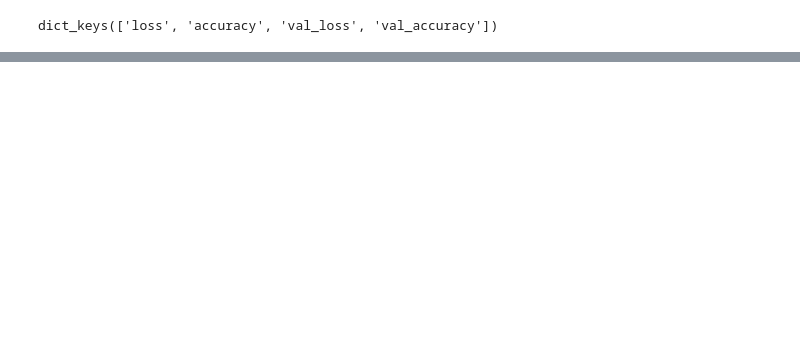
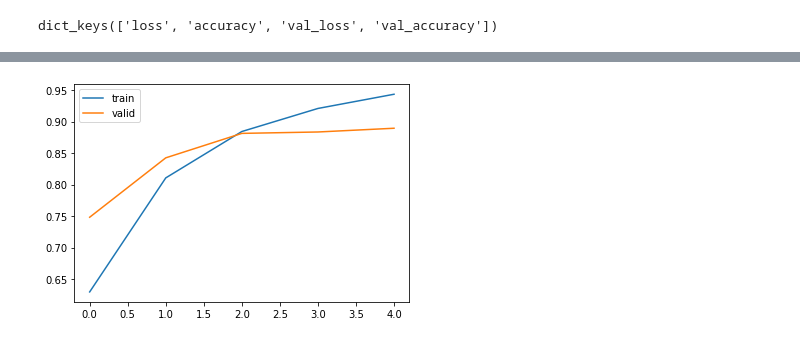
Before and after one commit to afs-chowdhury/nlp_rnn, a Jupyter notebook: bangla_news_classification.ipynb, the cells around one changed output, grey strips where cells are left out. Saved outputs shown, nothing was run; the diff lists cells and outputs as text; code cells hidden in the pictures; blank space fills up the shorter version.

Commit message:
train wiht 3 structures

```diff
--- a/bangla_news_classification.ipynb
+++ b/bangla_news_classification.ipynb
@@ -574,2 +574,19 @@ saving_path
 # %%
 model.save(saving_path)
+# %%
+## LSTM model
+
+model_lstm = Sequential(name = "lstm")
+model_lstm.add(Embedding(
+    input_dim = vocab_size,
+    output_dim = embedding_dim,
+    input_length= maxlen
+))
+
+model_lstm.add(LSTM(128, return_sequences = True))
+model_lstm.add(LSTM(128))
+model_lstm.add(Dense(10,activation = 'softmax'))
+model_lstm.compile(optimizer = "adam",
+              loss = "categorical_crossentropy",
+              metrics = ['accuracy'])
+model_lstm.summary()
@@ -575,0 +633,7 @@ model.save(saving_path)
+# %%
+lstm_history = model_lstm.fit(X_train, y_train,
+                    epochs=5,
+                    verbose=1,
+                    validation_split=0.2,
+                    batch_size=64
+                   )
@@ -575,0 +651,9 @@ model.save(saving_path)
+# %%
+import matplotlib.pyplot as plt
+
+plt.plot(lstm_history.history['accuracy'])
+plt.plot(lstm_history.history['val_accuracy'])
+plt.legend(['train', 'valid'])
+plt.show()
+# %% [output]
+[figure, added]
```
Also changed, not shown: parts of 19 cells of this notebook.
